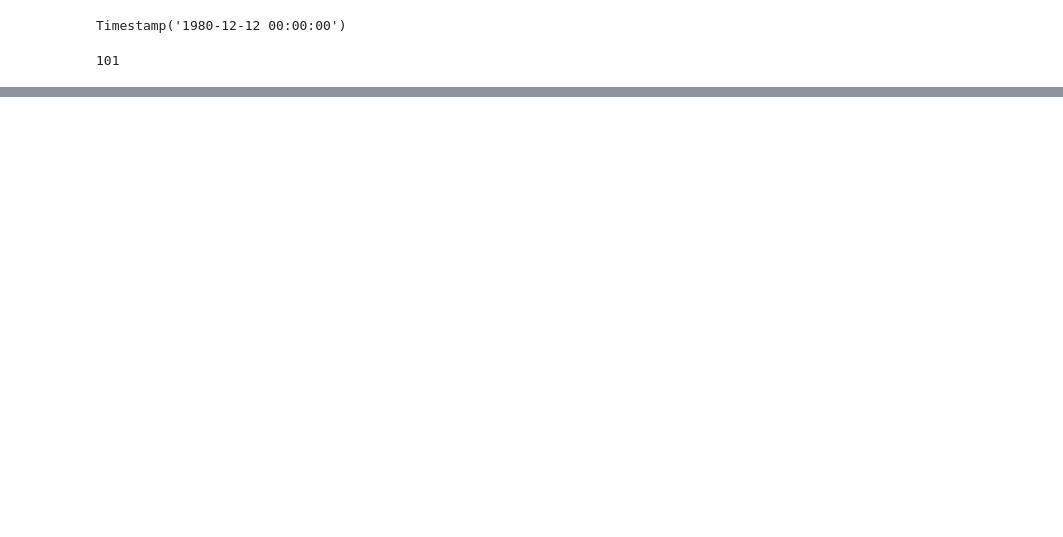
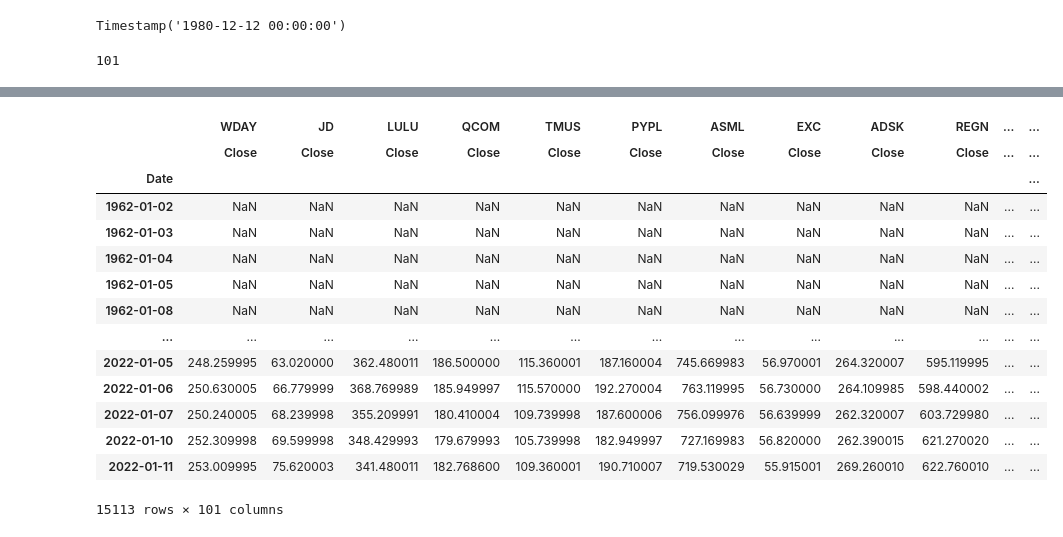
Before and after one commit to Ale-Cas/py-quant-fin, a Jupyter notebook: notebooks/investment_universe.ipynb, the cells around one changed output, grey strips where cells are left out. Cells and saved outputs as stored; diff of their text form; code cells hidden in the pictures; blank space fills up the shorter version.

```diff
--- a/notebooks/investment_universe.ipynb
+++ b/notebooks/investment_universe.ipynb
@@ -89,0 +184,18 @@ Name: Close, Length: 15110, dtype: float64
+# %%
+yf_prices.iloc[:, yf_prices.columns.get_level_values(1)=='Close']
+# %% [output]
+|  | WDAY | JD | LULU | QCOM | TMUS | PYPL | ASML | EXC | ADSK | REGN | ... | ... |
+|  | Close | Close | Close | Close | Close | Close | Close | Close | Close | Close | ... | ... |
+| Date |  |  |  |  |  |  |  |  |  |  |  | ... |
+| 1962-01-02 | NaN | NaN | NaN | NaN | NaN | NaN | NaN | NaN | NaN | NaN | ... | ... |
+| 1962-01-03 | NaN | NaN | NaN | NaN | NaN | NaN | NaN | NaN | NaN | NaN | ... | ... |
+| 1962-01-04 | NaN | NaN | NaN | NaN | NaN | NaN | NaN | NaN | NaN | NaN | ... | ... |
+| 1962-01-05 | NaN | NaN | NaN | NaN | NaN | NaN | NaN | NaN | NaN | NaN | ... | ... |
+| 1962-01-08 | NaN | NaN | NaN | NaN | NaN | NaN | NaN | NaN | NaN | NaN | ... | ... |
+| ... | ... | ... | ... | ... | ... | ... | ... | ... | ... | ... | ... | ... |
+| 2022-01-05 | 248.259995 | 63.020000 | 362.480011 | 186.500000 | 115.360001 | 187.160004 | 745.669983 | 56.970001 | 264.320007 | 595.119995 | ... | ... |
+| 2022-01-06 | 250.630005 | 66.779999 | 368.769989 | 185.949997 | 115.570000 | 192.270004 | 763.119995 | 56.730000 | 264.109985 | 598.440002 | ... | ... |
+| 2022-01-07 | 250.240005 | 68.239998 | 355.209991 | 180.410004 | 109.739998 | 187.600006 | 756.099976 | 56.639999 | 262.320007 | 603.729980 | ... | ... |
+| 2022-01-10 | 252.309998 | 69.599998 | 348.429993 | 179.679993 | 105.739998 | 182.949997 | 727.169983 | 56.820000 | 262.390015 | 621.270020 | ... | ... |
+| 2022-01-11 | 253.009995 | 75.620003 | 341.480011 | 182.768600 | 109.360001 | 190.710007 | 719.530029 | 55.915001 | 269.260010 | 622.760010 | ... | ... |
+15113 rows × 101 columns
```
Also changed, not shown: parts of 15 cells of this notebook, 1 other file.
